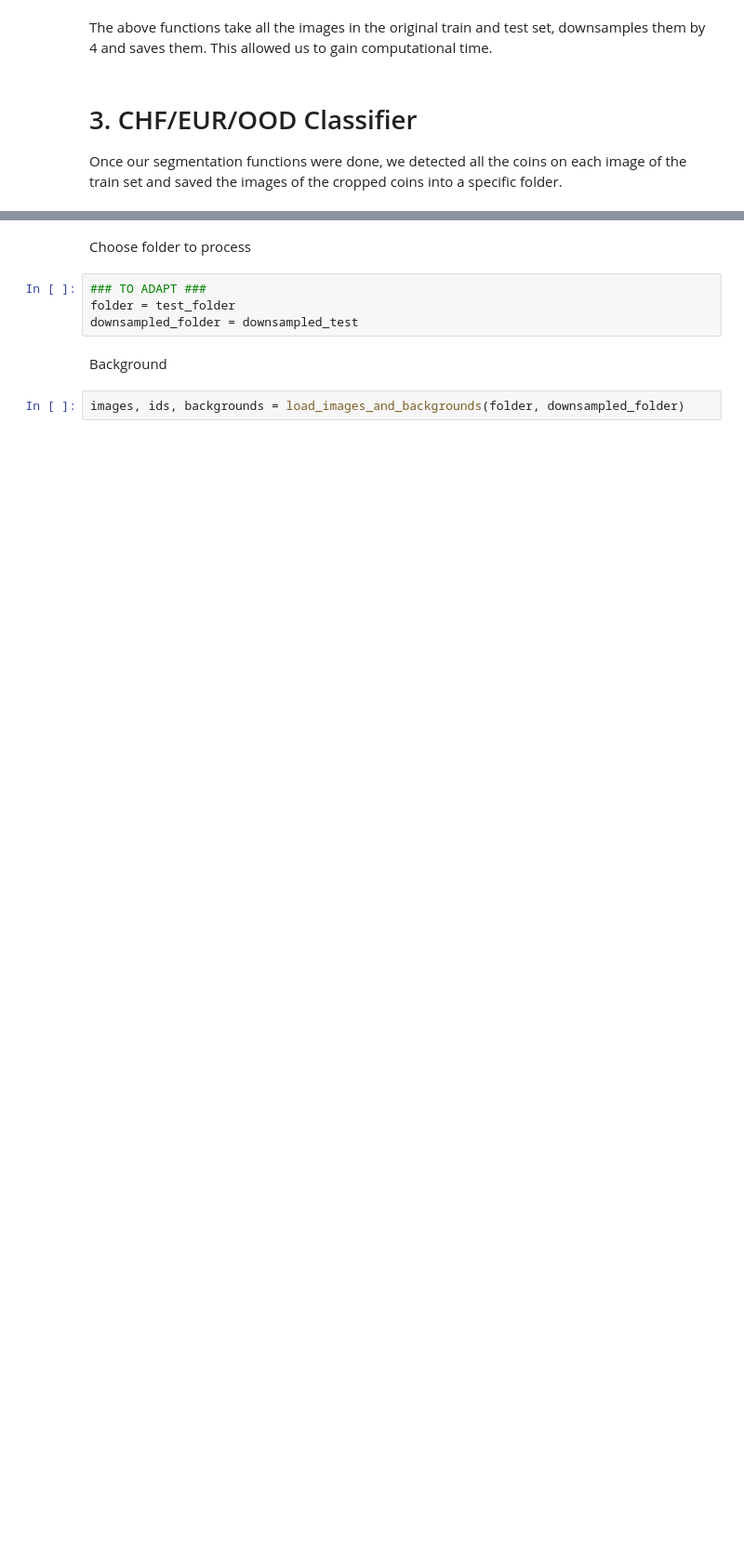
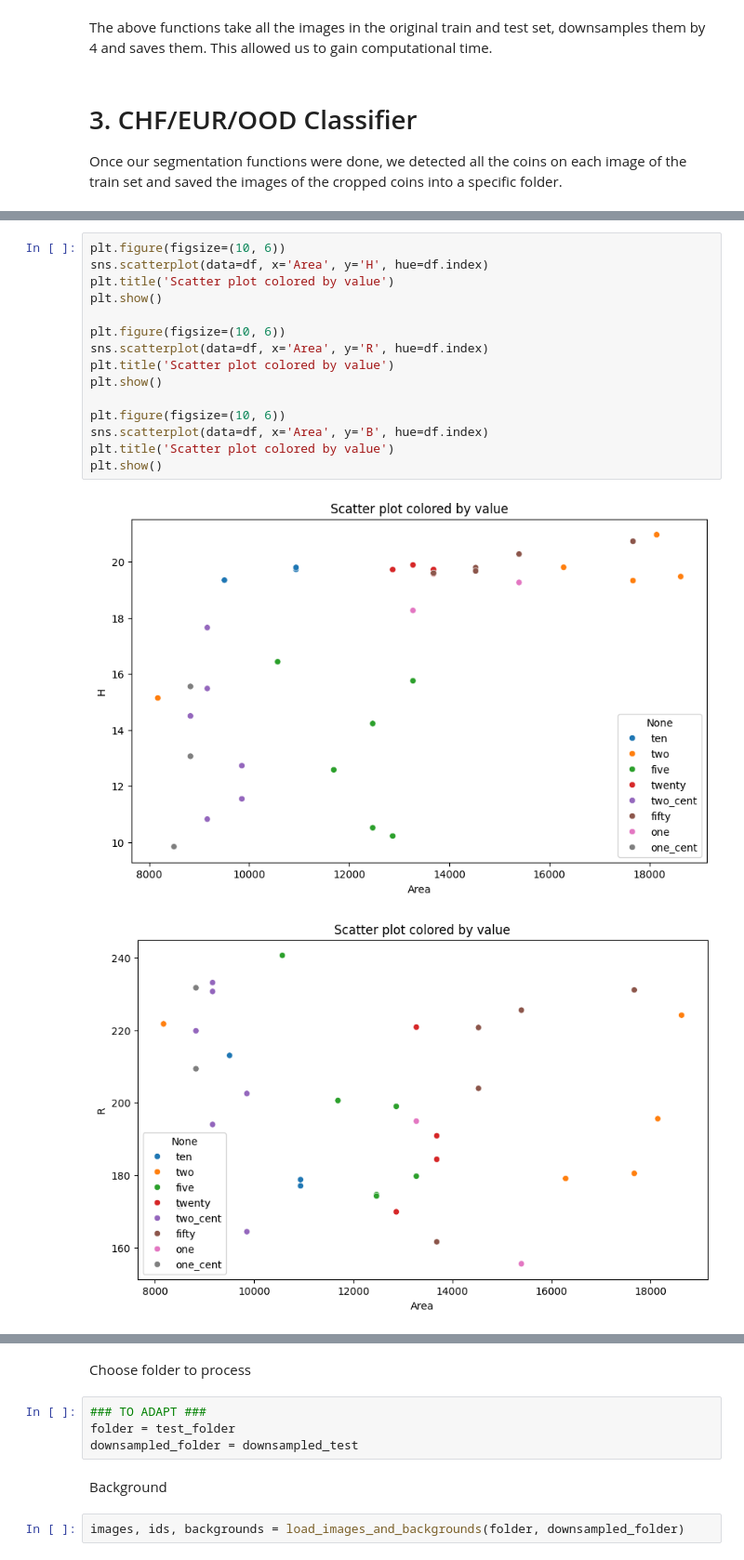
Before and after one commit to raphaellehartwig/iapr_group_55, a Jupyter notebook: project/rapport_Lucille.ipynb, the cells around one changed output, grey strips where cells are left out. Shown: that part at 93% size. Cells and saved outputs as stored; diff of their text form; blank space fills up the shorter version.

```diff
--- a/project/rapport_Lucille.ipynb
+++ b/project/rapport_Lucille.ipynb
@@ -95,0 +260,18 @@ hand
+# %%
+plt.figure(figsize=(10, 6))
+sns.scatterplot(data=df, x='Area', y='H', hue=df.index)
+plt.title('Scatter plot colored by value')
+plt.show()
+
+plt.figure(figsize=(10, 6))
+sns.scatterplot(data=df, x='Area', y='R', hue=df.index)
+plt.title('Scatter plot colored by value')
+plt.show()
+
+plt.figure(figsize=(10, 6))
+sns.scatterplot(data=df, x='Area', y='B', hue=df.index)
+plt.title('Scatter plot colored by value')
+plt.show()
+# %% [output]
+[figure, added]
+[figure, added]
```
Also changed, not shown: parts of 40 cells of this notebook, 2 other files.
